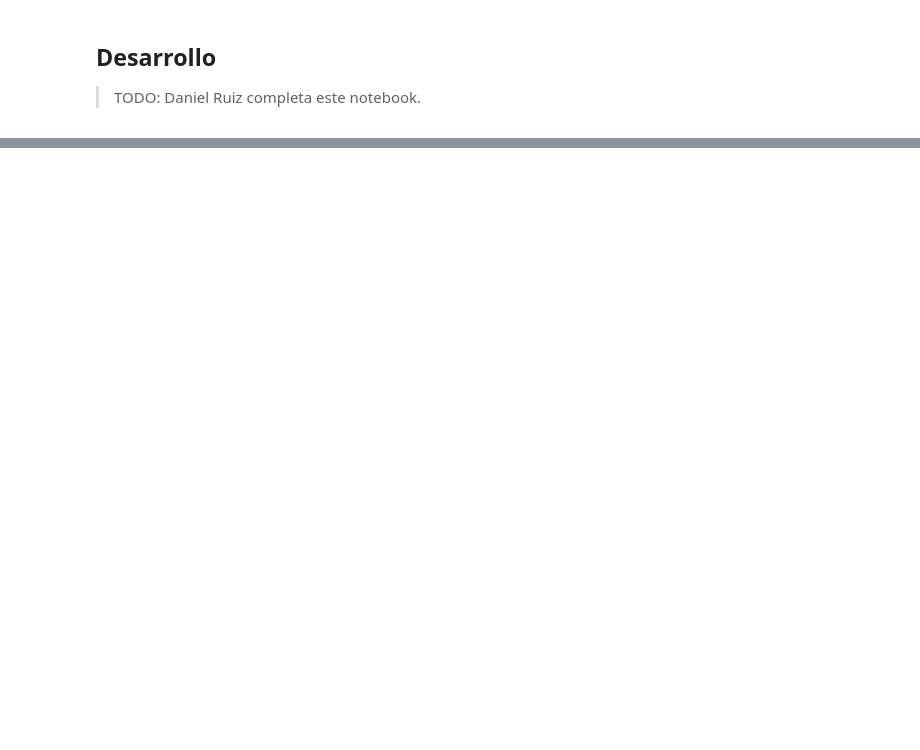
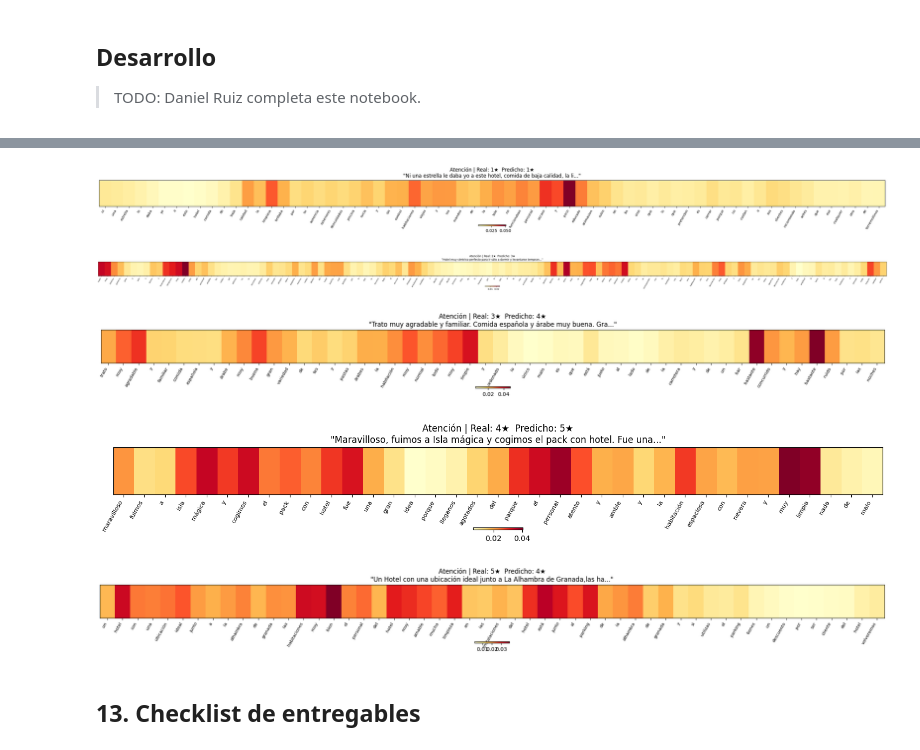
Before and after one commit to JuanSe1796/Proyecto_Deep_Learning_Final, a Jupyter notebook: notebooks/05_combined_daniel.ipynb, the cells around one changed output, grey strips where cells are left out. Cells and saved outputs as stored; diff of their text form; code cells hidden in the pictures; blank space fills up the shorter version.

Commit message:
Ajustes Daniel

```diff
--- a/notebooks/05_combined_daniel.ipynb
+++ b/notebooks/05_combined_daniel.ipynb
@@ -39,0 +622,71 @@ FIGURES_DIR.mkdir(exist_ok=True)
+# %%
+import matplotlib.pyplot as plt  # por si tampoco está importado
+DEVICE  = torch.device('cuda' if torch.cuda.is_available() else 'cpu')
+MAX_LEN = 200
+
+# Y cambia el mejor modelo al que ganó:
+best_model_id = 'bilstm_multihead'   # ← este es el ganador, no bilstm_bahdanau
+
+# Y ajusta hidden_size al que usaste:
+vis_model = build_model(best_model_id, VOCAB_SIZE,
+                        hidden_size=128,   # ← 128, no 256
+                        embedding_dim=128,
+                        num_layers=2, dropout=0.4)  # ← dropout 0.4 para multihead
+from src.preprocessing import clean_text, encode_sequences
+
+def visualize_attention(model, word2idx, text, true_label, device=DEVICE, max_len=MAX_LEN):
+    """Muestra mapa de calor de atención sobre tokens de una reseña real."""
+    idx2word = {v: k for k, v in word2idx.items()}
+    clean    = clean_text(text)
+    tokens   = clean.split()[:max_len]
+
+    # Encodear
+    from src.preprocessing import encode_sequences
+    seq = encode_sequences([clean], word2idx, max_len)
+    x   = torch.tensor(seq, dtype=torch.long).to(device)
+
+    model.eval()
+    with torch.no_grad():
+        logits, weights = model.forward_with_attention(x)
+
+    pred  = logits.argmax(1).item()
+    attn  = weights[0, :len(tokens)].cpu().numpy()
+
+    # Graficar
+    fig, ax = plt.subplots(figsize=(max(8, len(tokens)*0.4), 2.5))
+    im = ax.imshow(attn.reshape(1, -1), cmap='YlOrRd', aspect='auto')
+    ax.set_xticks(range(len(tokens)))
+    ax.set_xticklabels(tokens, rotation=60, ha='right', fontsize=8)
+    ax.set_yticks([])
+    ax.set_title(f'Atención | Real: {true_label+1}★  Predicho: {pred+1}★\n"{text[:70]}..."')
+    plt.colorbar(im, ax=ax, orientation='horizontal', pad=0.4, fraction=0.03)
+    plt.tight_layout()
+    plt.show()
+
+
+# Cargar el mejor modelo de Daniel para visualizar
+# (reemplazar 'bilstm_bahdanau' por el que obtuvo mejor F1)
+best_model_id = 'bilstm_bahdanau'   # actualizar tras ver resultados
+best_ckpt     = str(RESULTS_DIR / f'{best_model_id}_best.pt')
+word2idx      = pipeline['word2idx']
+
+vis_model = build_model(best_model_id, VOCAB_SIZE,
+                        hidden_size=256, embedding_dim=128,
+                        num_layers=2, dropout=0.3)
+vis_model.load_state_dict(torch.load(best_ckpt, map_location=DEVICE))
+vis_model = vis_model.to(DEVICE)
+
+# Mostrar un ejemplo por clase
+import pandas as pd
+test_df = pd.read_csv(DATA_DIR / 'test.csv')
+for label in range(5):
+    row  = test_df[test_df['label'] == label].iloc[0]
+    visualize_attention(vis_model, word2idx, row['review_text'], label)
+# %% [output]
+[figure, added]
+[figure, added]
+[figure, added]
+[figure, added]
+[figure, added]
+# %% [markdown]
+## 13. Checklist de entregables
```
Also changed, not shown: parts of 23 cells of this notebook, 11 other files.
